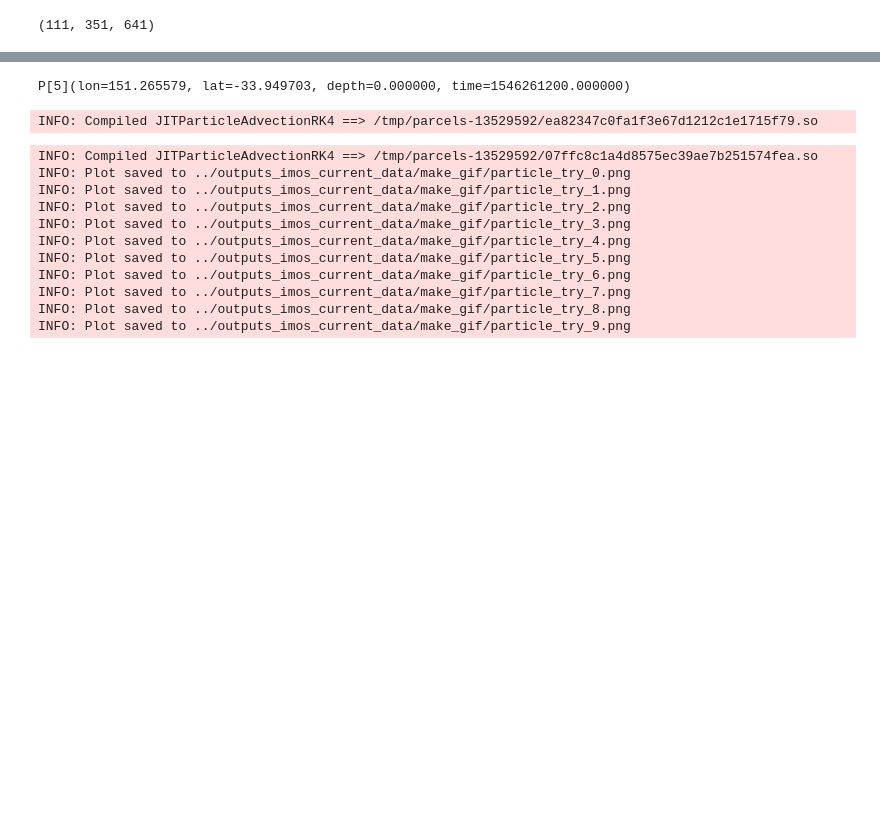
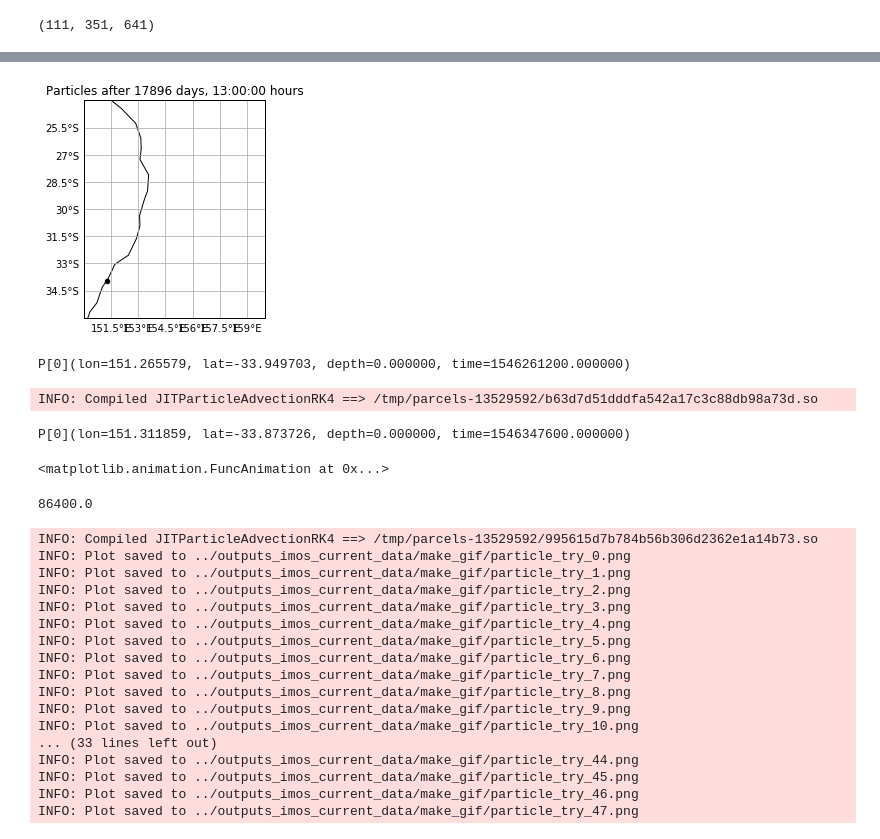
Before and after one commit to natachabourg/Bluebottles, a Jupyter notebook: imos_current_data/analysis_imos_current_data/Advection.ipynb, the cells around one changed output, grey strips where cells are left out. Cells and saved outputs as stored; diff of their text form; code cells hidden in the pictures; blank space fills up the shorter version.

```diff
--- a/imos_current_data/analysis_imos_current_data/Advection.ipynb
+++ b/imos_current_data/analysis_imos_current_data/Advection.ipynb
@@ -82,11 +142,0 @@ grid_exp=(grid_lat,grid_lon)
-# %%
-"""
-Extrapolate U and V data from grid_imos to grid_exp for each time step
-"""
-
-u_ext=[[] for i in range(len(u_imos))]
-v_ext=[[] for i in range(len(v_imos))]
-for i in range(len(u_imos)):
-    u_ext[i] = sc.interpolate.griddata(grid_imos, u_imos[i], grid_exp, method='linear')
-    v_ext[i] = sc.interpolate.griddata(grid_imos, v_imos[i], grid_exp, method='linear')
-    print("number "+str(i)+" done")
@@ -150,45 +203,63 @@ fieldset_ext.U.show(land=False,show_time=time_ext[0])
 # %%
 def DeleteParticle(particle, fieldset, time):
     particle.delete()
+
+"""
+Create a set of particle
+"""
 
 pset = ParticleSet.from_list(fieldset=fieldset_ext,
                              pclass=JITParticle,
                              lon=[151.265574],
                              lat=[-33.949705],
                              time=time[0])
-#pset.show()
-print(pset)
 
+pset.show() #show particle before advection
+print(pset) #print particle position before execution
+
+"""
+Execute advection and other kernels to the particle
+"""
 pset.execute(AdvectionRK4, #Only driven by currents
              runtime=timedelta(days=1),
-             dt=timedelta(minutes=5), #dt<0 : backwards tracking
+             dt=timedelta(minutes=5), #if dt<0 : backwards tracking
              recovery={ErrorCode.ErrorOutOfBounds: DeleteParticle}, #Delete particles when out of bounds
              output_file=pset.ParticleFile(name="TRY.nc", outputdt=timedelta(hours=1)))
-#pset.show()
-#print(pset)
-#plotTrajectoriesFile('TRY.nc', mode='movie2d_notebook') #plot trajectory without the field on background
+print(pset) #print particle position after execution
 
-#images=[]
-#for i in range(10):
-#    pset.show(savefile='../outputs_imos_current_data/make_gif/particle_try_'+str(i),field='vector', vmin=0., vmax=1.5,land=False,show_time=time[i])
- #   images.append(imageio.imread('../outputs_imos_current_data/make_gif/particle_try_'+str(i)+'.png'))
-#imageio.mimsave('../outputs_imos_current_data/particle_advection_reverse2.gif', images)
+"""
+Execute advection and other kernels to the particle
+"""
+plotTrajectoriesFile('TRY.nc', mode='movie2d_notebook') #plot trajectory without the field on background
 # %% [output]
+[figure, added]
-P[5](lon=151.265579, lat=-33.949703, depth=0.000000, time=1546261200.000000)
+P[0](lon=151.265579, lat=-33.949703, depth=0.000000, time=1546261200.000000)
-INFO: Compiled JITParticleAdvectionRK4 ==> /tmp/parcels-13529592/ea82347c0fa1f3e67d1212c1e1715f79.so
+INFO: Compiled JITParticleAdvectionRK4 ==> /tmp/parcels-13529592/b63d7d51dddfa542a17c3c88db98a73d.so
+P[0](lon=151.311859, lat=-33.873726, depth=0.000000, time=1546347600.000000)
+<matplotlib.animation.FuncAnimation at 0x...>
+# %%
+time_ext[9]-time_ext[8]
+# %% [output]
+86400.0
 # %%
-images=[] #list that will take all the .png outputs
-pset.execute(AdvectionRK4,
-             runtime=timedelta(days=10),
-             dt=-timedelta(minutes=5),
-             recovery={ErrorCode.ErrorOutOfBounds: DeleteParticle})
+"""
+Advecting a particle and save its trajectory to gif
+"""
 
-for i in range(10):
-    pset.show(savefile='../outputs_imos_current_data/make_gif/particle_try_'+str(i),field='vector', vmin=0., vmax=1.5,land=False,show_time=time[i])
+pset = ParticleSet.from_list(fieldset=fieldset_ext,
+                             pclass=JITParticle,
+                             lon=[151.25,  151.25],
+                             lat=[-33.57, -33.55],
+                             time=time_ext[5])
+
+images=[] #list to store images to create gif
+for i in range(48):
+    pset.execute(AdvectionRK4, runtime=timedelta(hours=i), dt=-timedelta(minutes=5), recovery={ErrorCode.ErrorOutOfBounds: DeleteParticle})
+    pset.show(savefile='../outputs_imos_current_data/make_gif/particle_try_'+str(i),field='vector', vmin=0., vmax=1.5,land=False,show_time=(time_ext[5]+i*86400/24))
     images.append(imageio.imread('../outputs_imos_current_data/make_gif/particle_try_'+str(i)+'.png'))
-imageio.mimsave('../outputs_imos_current_data/particle_advection_reverse2.gif', images)
+imageio.mimsave('../outputs_imos_current_data/particle_advection_2days.gif', images) #create gif with all images
 # %% [output]
-INFO: Compiled JITParticleAdvectionRK4 ==> /tmp/parcels-13529592/07ffc8c1a4d8575ec39ae7b251574fea.so
+INFO: Compiled JITParticleAdvectionRK4 ==> /tmp/parcels-13529592/995615d7b784b56b306d2362e1a14b73.so
 INFO: Plot saved to ../outputs_imos_current_data/make_gif/particle_try_0.png
 INFO: Plot saved to ../outputs_imos_current_data/make_gif/particle_try_1.png
 INFO: Plot saved to ../outputs_imos_current_data/make_gif/particle_try_2.png
@@ -199,3 +270,9 @@ INFO: Plot saved to ../outputs_imos_current_data/make_gif/particle_try_6.png
 INFO: Plot saved to ../outputs_imos_current_data/make_gif/particle_try_7.png
 INFO: Plot saved to ../outputs_imos_current_data/make_gif/particle_try_8.png
 INFO: Plot saved to ../outputs_imos_current_data/make_gif/particle_try_9.png
+INFO: Plot saved to ../outputs_imos_current_data/make_gif/particle_try_10.png
+... (33 lines left out)
+INFO: Plot saved to ../outputs_imos_current_data/make_gif/particle_try_44.png
+INFO: Plot saved to ../outputs_imos_current_data/make_gif/particle_try_45.png
+INFO: Plot saved to ../outputs_imos_current_data/make_gif/particle_try_46.png
+INFO: Plot saved to ../outputs_imos_current_data/make_gif/particle_try_47.png
```
Also changed, not shown: parts of 29 cells of this notebook, 11 other files.
